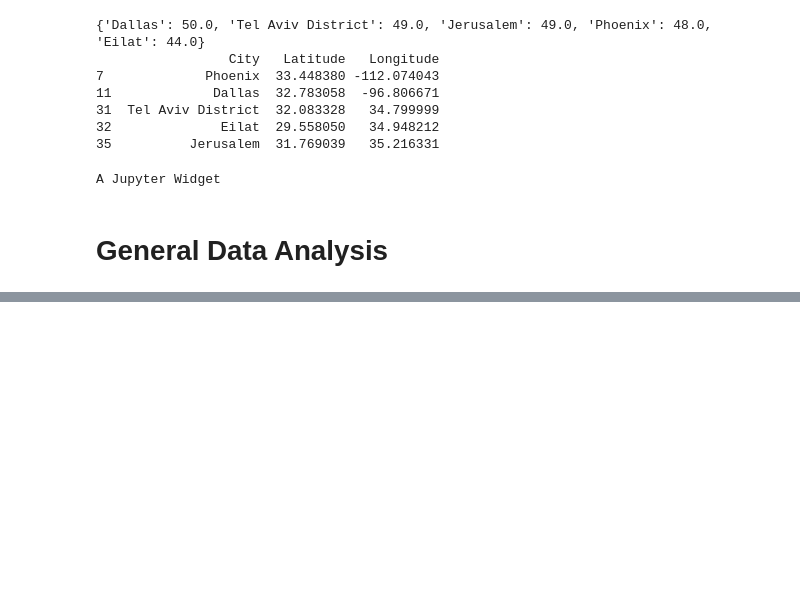
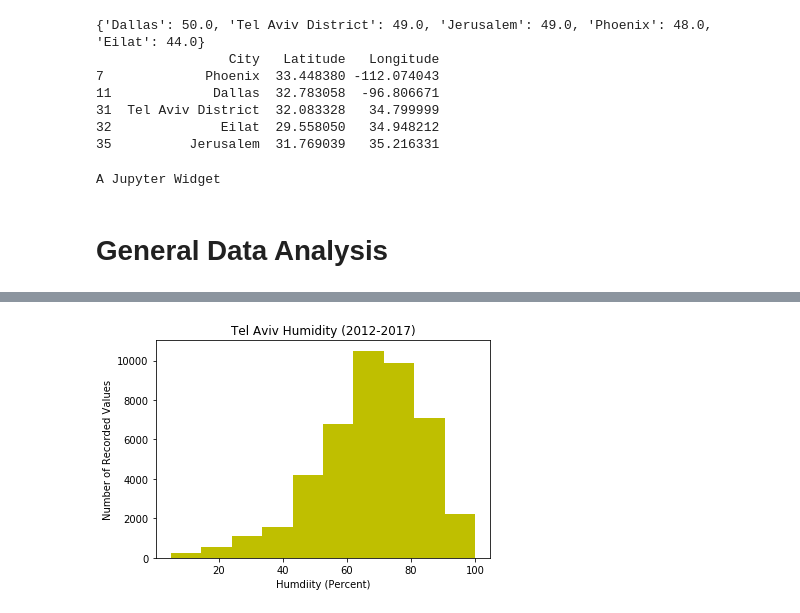
Before and after one commit to Arkidillo/weather-prediction, a Jupyter notebook: convert_descriptions_heatmaps-Ethan.ipynb, the cells around one changed output, grey strips where cells are left out. Saved outputs shown, nothing was run; the diff lists cells and outputs as text; code cells hidden in the pictures; blank space fills up the shorter version.

```diff
--- a/convert_descriptions_heatmaps-Ethan.ipynb
+++ b/convert_descriptions_heatmaps-Ethan.ipynb
@@ -282,0 +283,22 @@ Name: Jerusalem, Length: 45253, dtype: float64
+# %%
+# Tel Aviv Humidity
+
+import pandas as pd
+import matplotlib.pyplot as plt
+
+#read the csv
+humidity = pd.read_csv("humidity.csv")
+
+humidity = humidity.drop(['datetime'], axis=1)
+
+tel_aviv = 'Tel Aviv District'
+
+df_tel_aviv_humidity = humidity[pd.notnull(humidity[tel_aviv])]
+
+plt.hist(df_tel_aviv_humidity[tel_aviv], color='y')
+plt.title("Tel Aviv Humidity (2012-2017)")
+plt.xlabel("Humidity (Percent)")
+plt.ylabel("Number of Recorded Values")
+plt.show()
+# %% [output]
+[figure, added]
```
Also changed, not shown: parts of 12 cells of this notebook, 13 other files.
